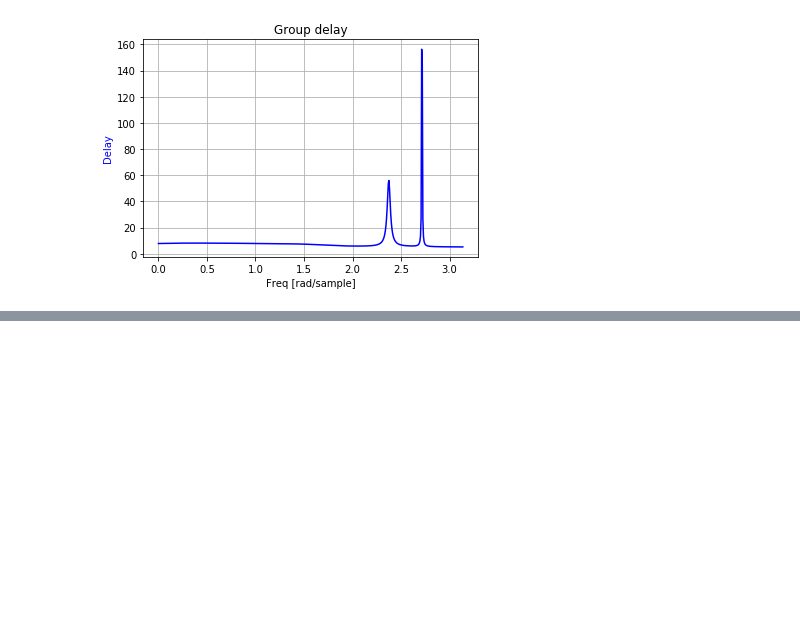
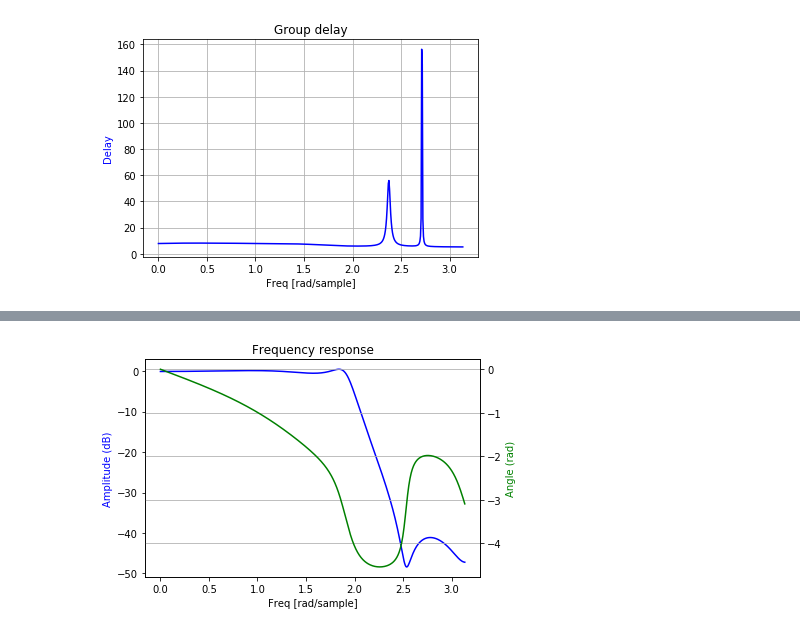
Before and after one commit to schlatterbeck/filter-optimizer, a Jupyter notebook: IIR_Filter.ipynb, the cells around one changed output, grey strips where cells are left out. Drawn from its saved outputs; the diff is of its cells as text; code cells hidden in the pictures; blank space fills up the shorter version.

```diff
--- a/IIR_Filter.ipynb
+++ b/IIR_Filter.ipynb
@@ -222,0 +231,20 @@ plot_delay (wgd2, gd2)
+# %%
+b = [ 0.19881558418273926
+    , 0.6713742017745972
+    , 0.956078052520752
+    , 0.7260297536849976
+    , 0.29759085178375244
+    , 0.0613178014755249
+    ]
+a = [ 1.0
+    , 0.5888696908950806
+    , 1.0049885511398315
+    , 0.14867675304412842
+    , 0.18157732486724854
+    , 0.014554023742675781
+    ]
+w, h = freqz (b, a)
+wg, gd = group_delay ((b, a))
+plot_response (w, h)
+# %% [output]
+[figure, added]
```
Also changed, not shown: parts of 4 cells of this notebook.
